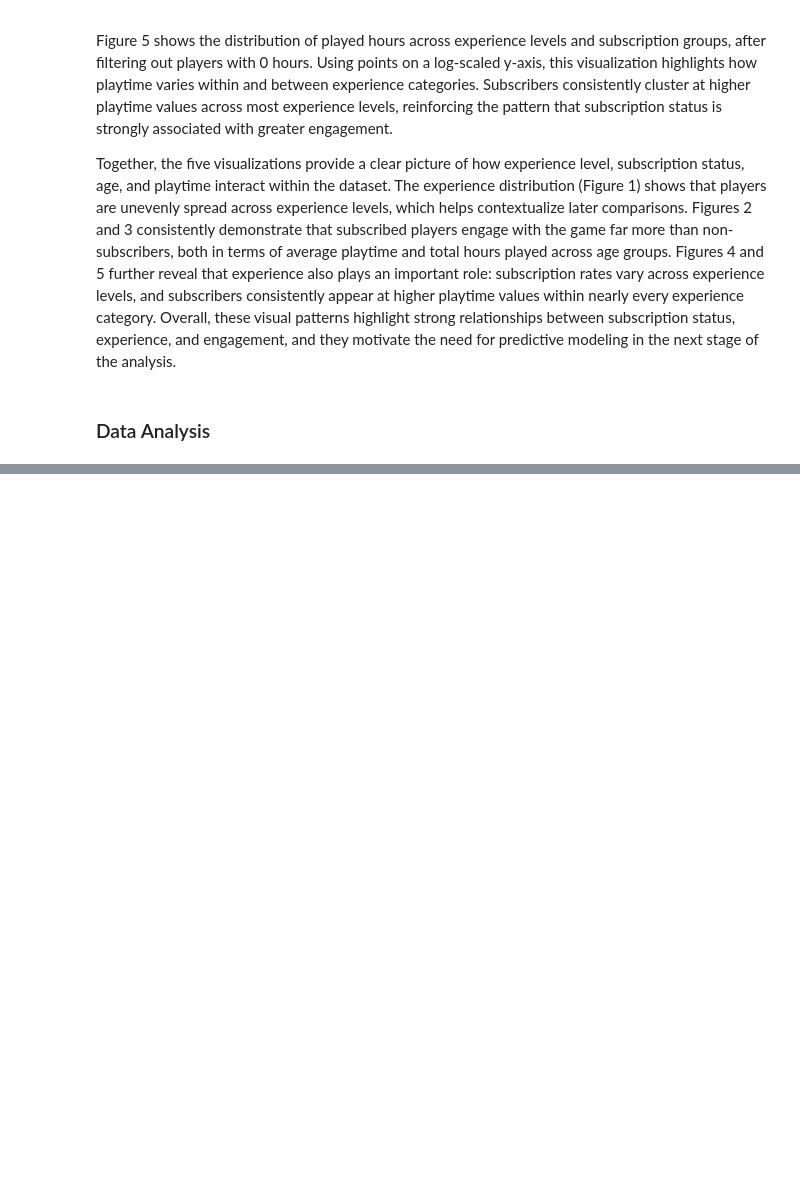
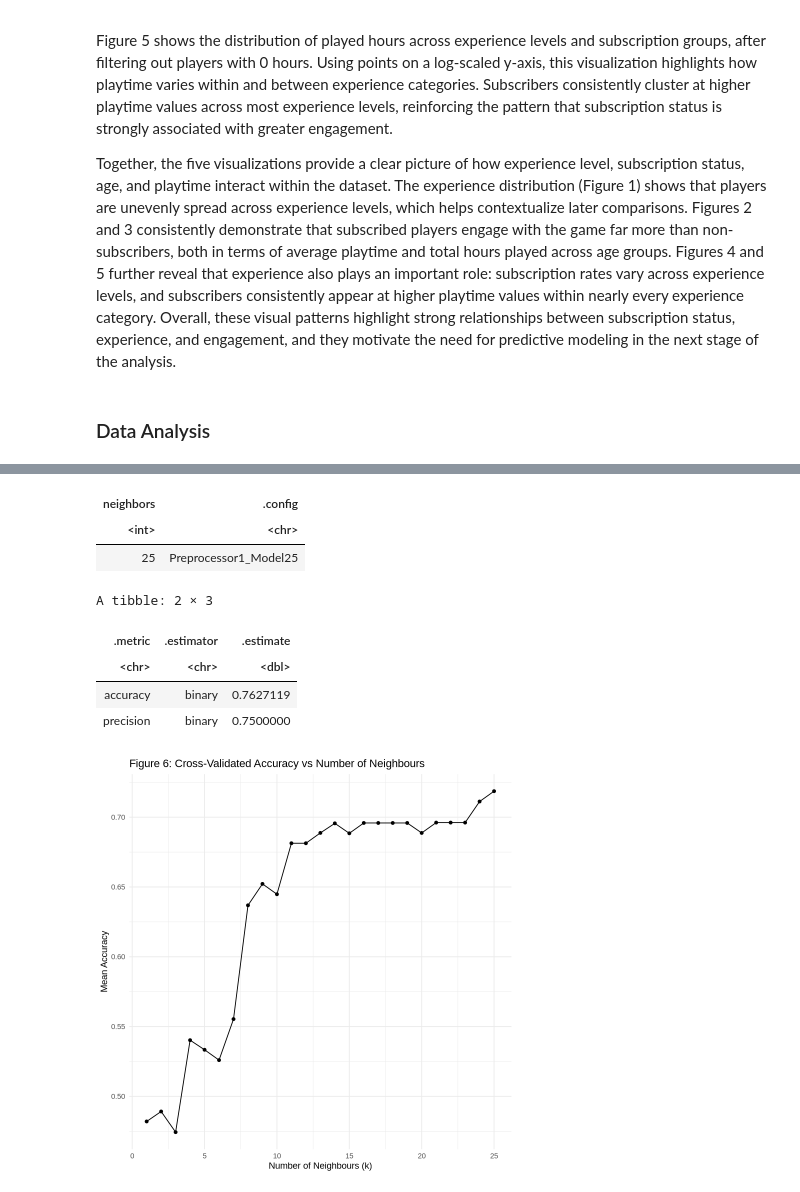
Before and after one commit to uugeneb/DSCI100-Project, a Jupyter notebook: DSCI_GROUP_PROJECT.ipynb, the cells around one changed output, grey strips where cells are left out. Saved outputs shown, nothing was run; the diff lists cells and outputs as text; code cells hidden in the pictures; blank space fills up the shorter version.

Commit message:
3rd commit. finished data analysis

```diff
--- a/DSCI_GROUP_PROJECT.ipynb
+++ b/DSCI_GROUP_PROJECT.ipynb
@@ -239,25 +246,84 @@ In this section, we build and evaluate a classification model to determine wheth
 # %%
-# Split data
+
 players_split <- players_wrangled |>
   initial_split(prop = 0.7, strata = subscribe)
 
 players_train <- training(players_split)
 players_test  <- testing(players_split)
 
-# Preprocessing recipe
+
+
 players_recipe <- recipe(subscribe ~ experience + age + played_hours,
                          data = players_train) |>
   step_integer(experience, zero_based = TRUE) |>
-  step_center(all_predictors())|>
-  step_scale(all_predictors())
+  step_normalize(all_predictors())
+
+
 
 
 knn_spec <- nearest_neighbor(
   mode = "classification",
-  neighbors = tune()
-) |>
+  neighbors = tune()) |>
   set_engine("kknn")
 
 knn_workflow <- workflow() |>
   add_recipe(players_recipe) |>
   add_model(knn_spec)
+
+
+
+
+players_folds <- vfold_cv(players_train, v = 5, strata = subscribe)
+
+k_grid <- grid_regular(neighbors(range = c(1, 25)), levels = 25)
+
+knn_tuned <- tune_grid(
+  knn_workflow,
+  resamples = players_folds,
+  grid = k_grid,
+  metrics = metric_set(accuracy)
+)
+
+
+#### 6. ACCURACY PLOT (FIGURE 6) ####
+
+accuracy_plot <- knn_tuned |>
+  collect_metrics() |>
+  filter(.metric == "accuracy") |>
+  ggplot(aes(x = neighbors, y = mean)) +
+  geom_line() +
+  geom_point() +
+  labs(
+    title = "Figure 6: Cross-Validated Accuracy vs Number of Neighbours",
+    x = "Number of Neighbours (k)",
+    y = "Mean Accuracy"
+  ) +
+  theme_minimal()
+
+accuracy_plot
+
+
+#### 7. FINAL MODEL ####
+
+best_k <- knn_tuned |> select_best("accuracy")
+best_k
+
+final_knn_workflow <- knn_workflow |>
+  finalize_workflow(best_k)
+
+final_knn_fit <- final_knn_workflow |> fit(players_train)
+
+
+#### 8. TEST PREDICTIONS (NO MORE ERROR) ####
+
+test_predictions <- predict(final_knn_fit, players_test) |>
+  bind_cols(players_test |> select(subscribe))
+
+test_metrics <- test_predictions |>
+  metric_set(accuracy, precision)(
+    truth = subscribe,
+    estimate = .pred_class
+  )
+
+test_metrics
+# %% [output]
@@ -263,0 +331,9 @@ knn_workflow <- workflow() |>
+| neighbors | .config |
+| <int> | <chr> |
+| 25 | Preprocessor1_Model25 |
+A tibble: 2 × 3
+| .metric | .estimator | .estimate |
+| <chr> | <chr> | <dbl> |
+| accuracy | binary | 0.7627119 |
+| precision | binary | 0.7500000 |
+[figure, added]
```
Also changed, not shown: parts of 10 cells of this notebook.
